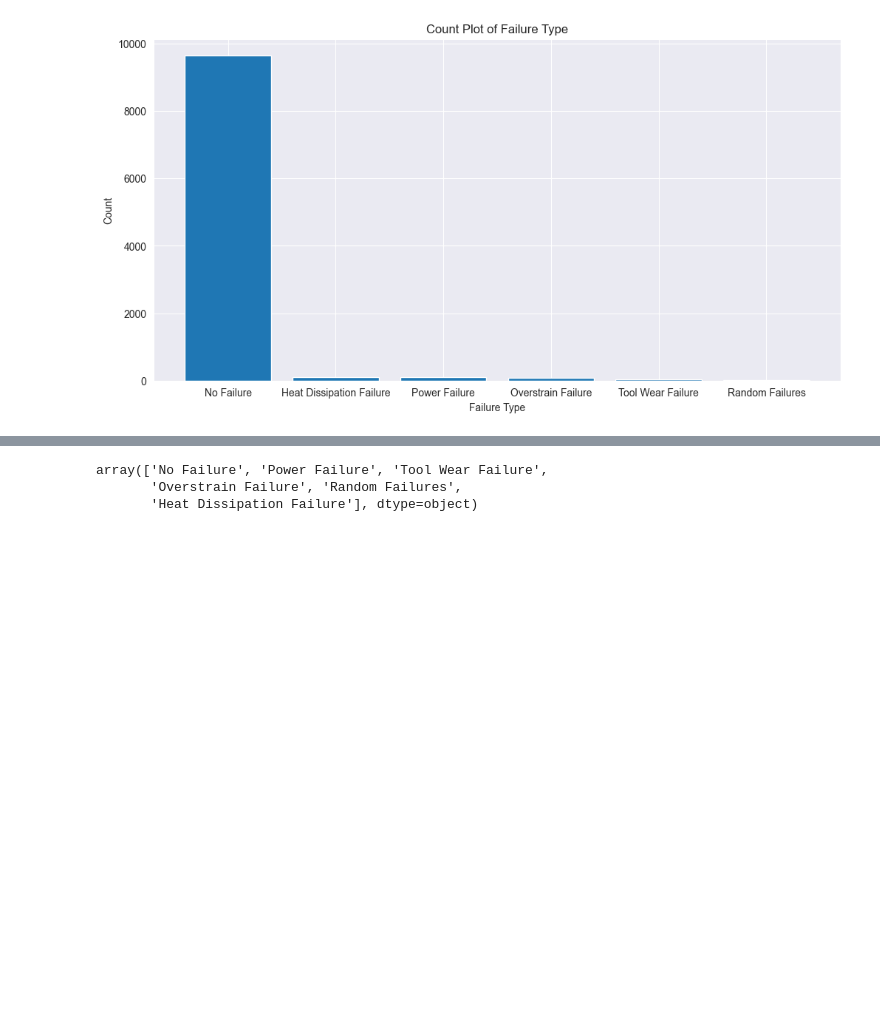
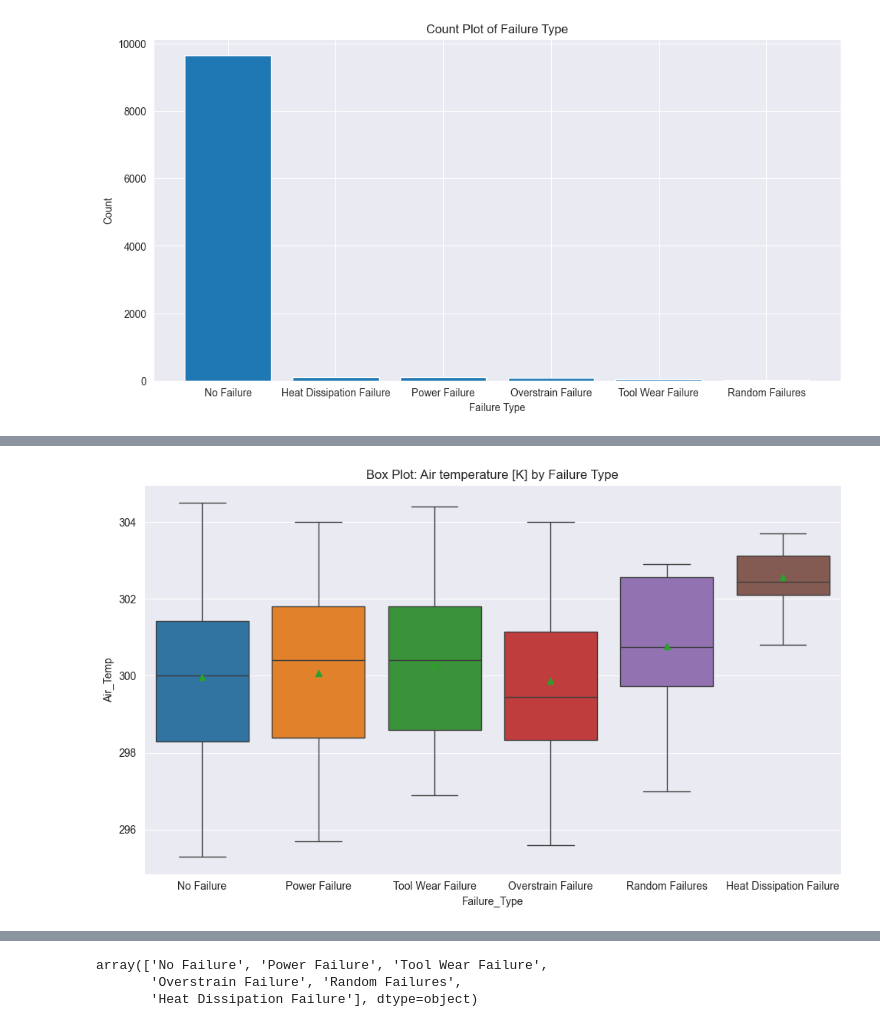
Before and after one commit to DhammikePremachandra/Machine_Predictive_Maintenance_Classification, a Jupyter notebook: Machine_Predictive_Maintenance_Classification.ipynb, the cells around one changed output, grey strips where cells are left out. Drawn from its saved outputs; the diff is of its cells as text; code cells hidden in the pictures; blank space fills up the shorter version.

```diff
--- a/Machine_Predictive_Maintenance_Classification.ipynb
+++ b/Machine_Predictive_Maintenance_Classification.ipynb
@@ -188,0 +220,15 @@ plt.show()
+# %%
+# Exploring Air temperature vs Failure Type using box plots.
+plt.figure(figsize=[10,6])
+sns.boxplot(
+    data=df,
+    x='Failure_Type',
+    y='Air_Temp',
+    showmeans=True,
+    hue='Failure_Type'
+)
+plt.title("Box Plot: Air temperature [K] by Failure Type")
+plt.tight_layout()
+plt.show()
+# %% [output]
+[figure, added]
```
Also changed, not shown: parts of 26 cells of this notebook.
